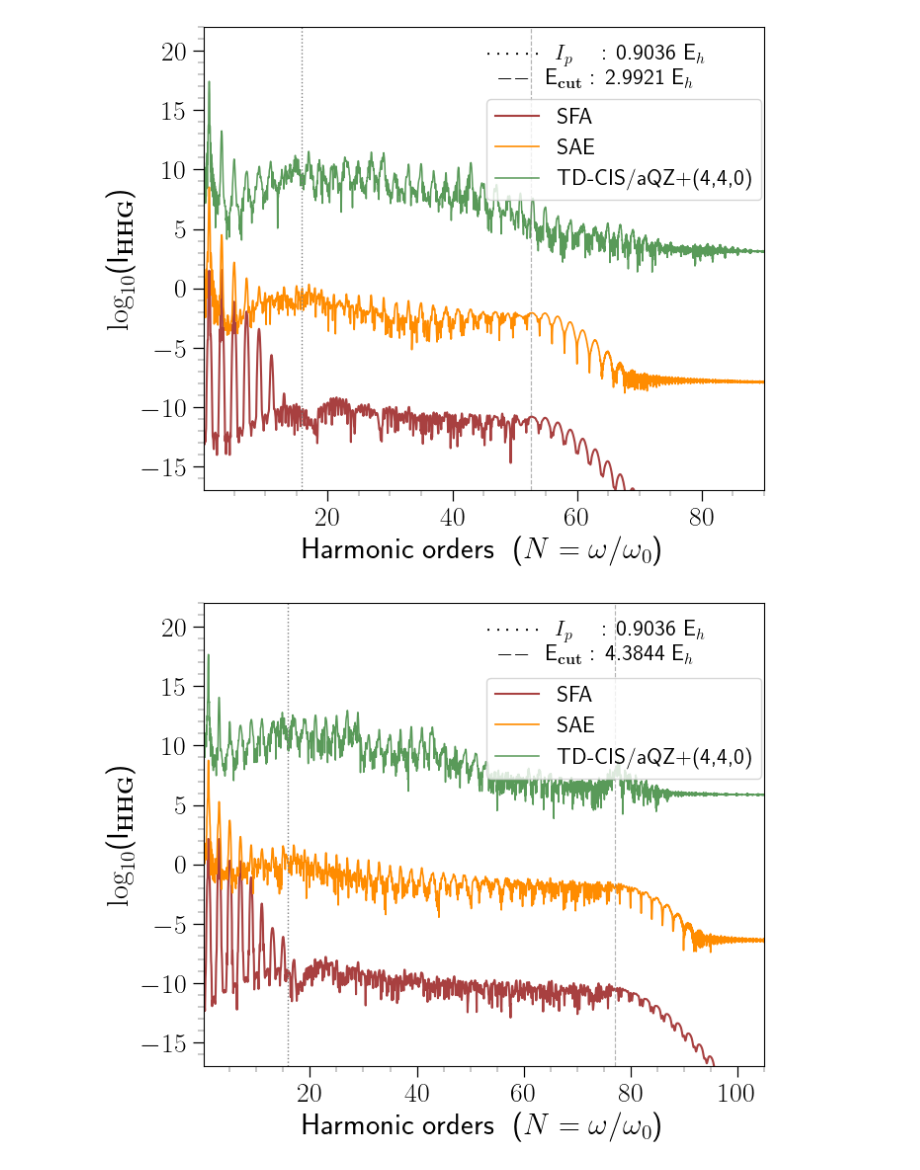
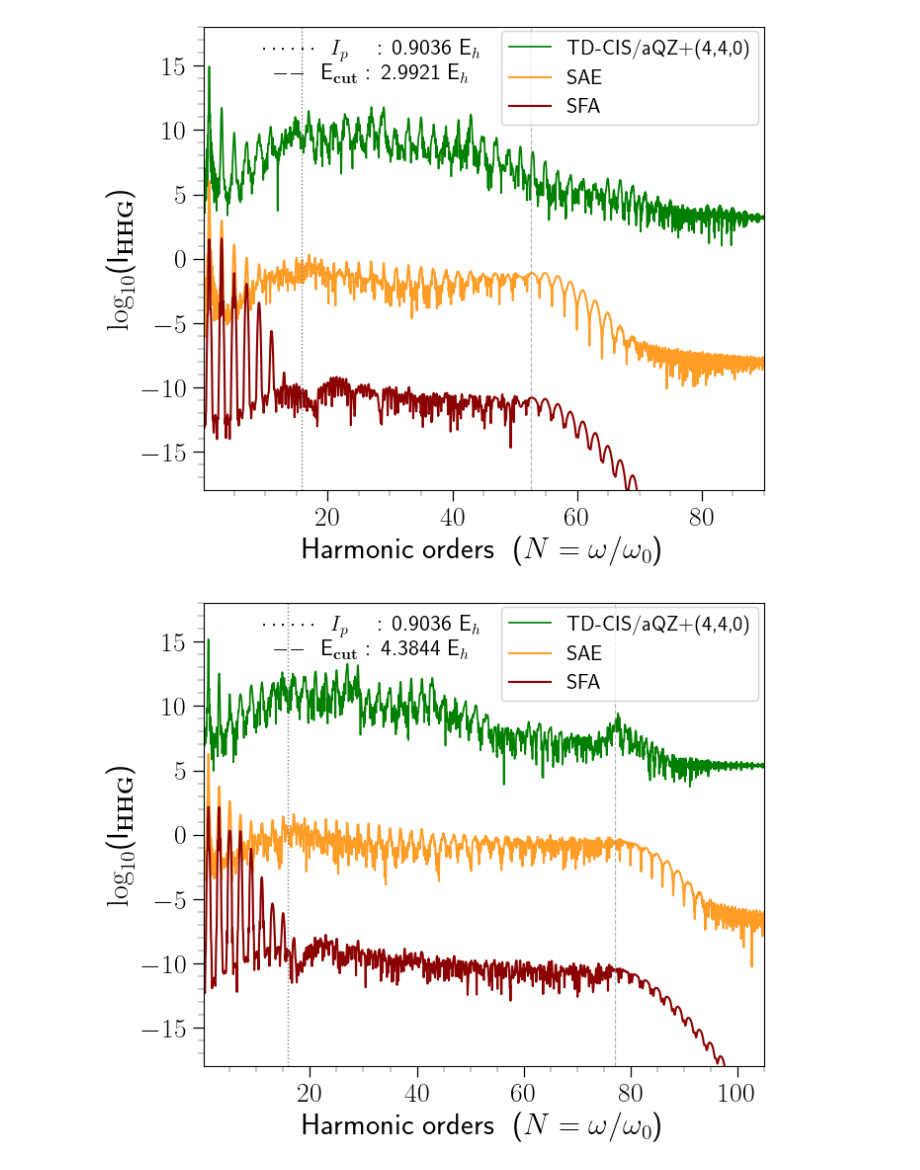
Before and after one commit to vijaymocherla/si_hhg_gaussian_basissets, a Jupyter notebook: notebooks/method_comp.ipynb, the cells around one changed output. Saved outputs shown, nothing was run; the diff lists cells and outputs as text; code cells hidden in the pictures.

```diff
--- a/notebooks/method_comp.ipynb
+++ b/notebooks/method_comp.ipynb
@@ -22,16 +22,16 @@ tdci_job = 'zs_3E14_54fs_800nm'
 dipole_file = '../data/sfa/he_20cyc_800nm_3e14_npc400_dipole.txt'
 spectrum_file = '../data/sfa/he_20cyc_800nm_3e14_npc400_spectrum.txt'
 
-plot_hhg_method_comp(sae_path, tdci_path, tdci_job, spectrum_file, xlim=[0.1, 90], ylim=[-17,22], legend_pos=[0.75, 0.735], text_pos=[0.7, 0.89])
+plot_hhg_method_comp(sae_path, tdci_path, tdci_job, spectrum_file, xlim=[0.1, 90], ylim=[-18,18], legend_pos=[0.76, 0.89], text_pos=[0.3, 0.9])
 # %% [output]
-[figure, old version]
+[figure, new version]
 # %%
 sae_path = '../data/qprop/helium_5E14/dat/'
 tdci_path = '../data/tdci/helium/he_aqz_440_cis_crt'
 tdci_job = 'zs_5E14_54fs_800nm'
 # sfa data
 dipole_file = '../data/sfa/he_20cyc_800nm_5e14_npc400_dipole.txt'
 spectrum_file = '../data/sfa/he_20cyc_800nm_5e14_npc400_spectrum.txt'
-plot_hhg_method_comp(sae_path, tdci_path, tdci_job, spectrum_file, xlim=[0.1, 105], ylim=[-17,22], legend_pos=[0.75, .73], text_pos=[0.7, 0.89])
+plot_hhg_method_comp(sae_path, tdci_path, tdci_job, spectrum_file, xlim=[0.1, 105],ylim=[-18,18], legend_pos=[0.76, 0.89], text_pos=[0.3, 0.9])
 # %% [output]
-[figure, old version]
+[figure, new version]
```
Also changed, not shown: parts of 1 cell of this notebook, 2 other files.
